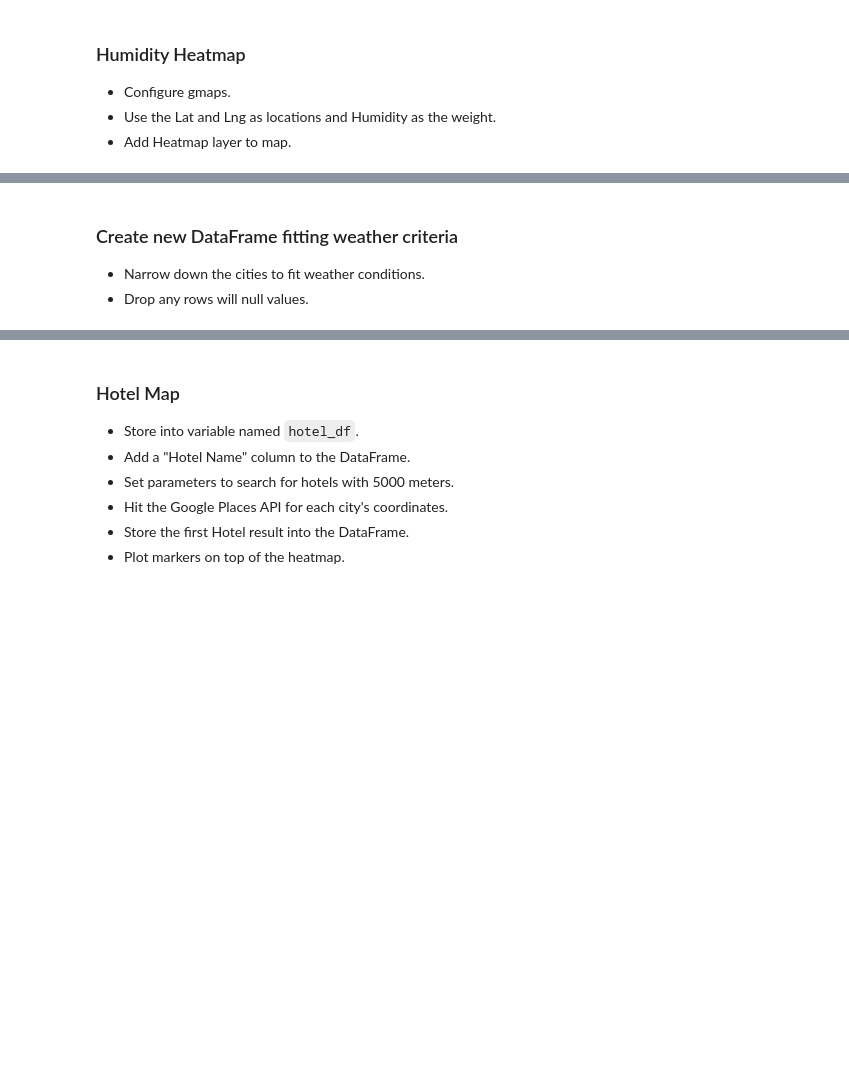
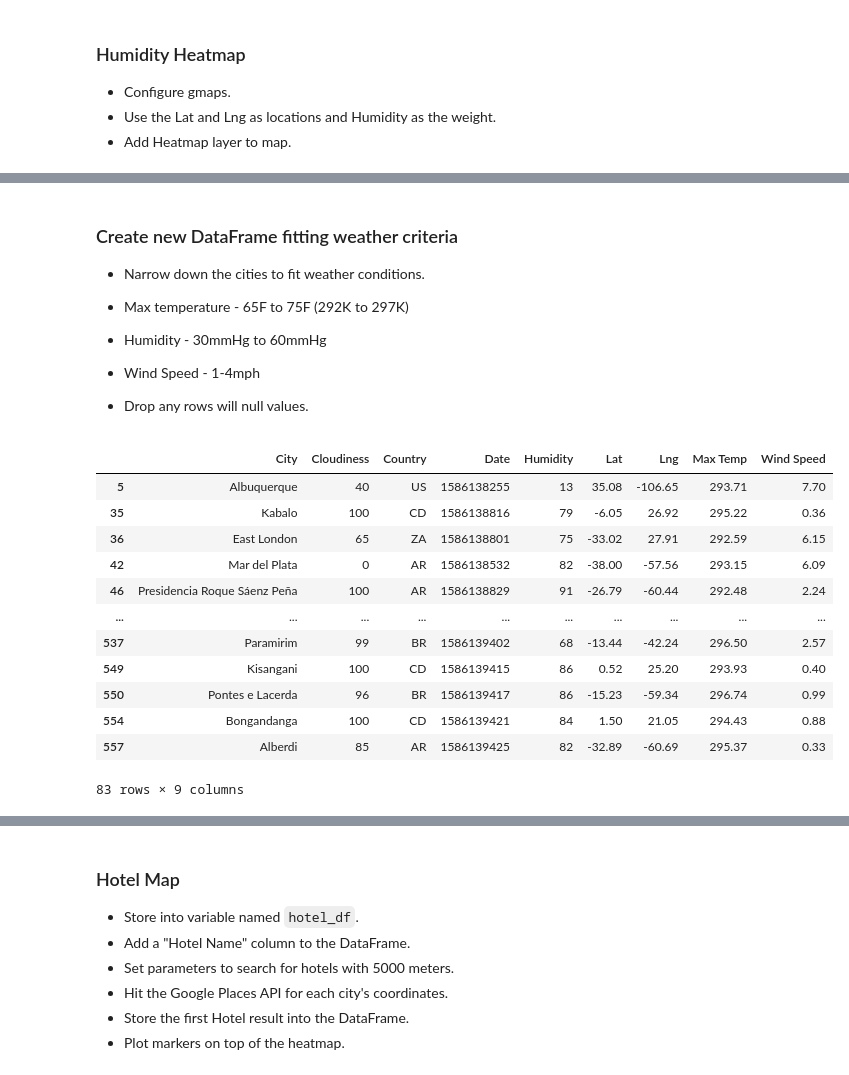
Before and after one commit to ry-al/python-api-challenge, a Jupyter notebook: starter_code/VacationPy_RylaHW.ipynb, the cells around one changed output, grey strips where cells are left out. Saved outputs shown, nothing was run; the diff lists cells and outputs as text; code cells hidden in the pictures; blank space fills up the shorter version.

```diff
--- a/starter_code/VacationPy_RylaHW.ipynb
+++ b/starter_code/VacationPy_RylaHW.ipynb
@@ -68,4 +69,8 @@ fig
 # %% [markdown]
 ### Create new DataFrame fitting weather criteria
 * Narrow down the cities to fit weather conditions.
+* Max temperature - 65F to 75F (292K to 297K)
+* Humidity - 30mmHg to 60mmHg
+* Wind Speed - 1-4mph
+
 * Drop any rows will null values.
@@ -74,0 +77,18 @@ fig
+# %%
+# Cities with ideal temperature
+temp_df = df.loc[(df["Max Temp"] >= 292) & (df["Max Temp"] <= 297)]
+temp_df
+# %% [output]
+|  | City | Cloudiness | Country | Date | Humidity | Lat | Lng | Max Temp | Wind Speed |
+| 5 | Albuquerque | 40 | US | 1586138255 | 13 | 35.08 | -106.65 | 293.71 | 7.70 |
+| 35 | Kabalo | 100 | CD | 1586138816 | 79 | -6.05 | 26.92 | 295.22 | 0.36 |
+| 36 | East London | 65 | ZA | 1586138801 | 75 | -33.02 | 27.91 | 292.59 | 6.15 |
+| 42 | Mar del Plata | 0 | AR | 1586138532 | 82 | -38.00 | -57.56 | 293.15 | 6.09 |
+| 46 | Presidencia Roque Sáenz Peña | 100 | AR | 1586138829 | 91 | -26.79 | -60.44 | 292.48 | 2.24 |
+| ... | ... | ... | ... | ... | ... | ... | ... | ... | ... |
+| 537 | Paramirim | 99 | BR | 1586139402 | 68 | -13.44 | -42.24 | 296.50 | 2.57 |
+| 549 | Kisangani | 100 | CD | 1586139415 | 86 | 0.52 | 25.20 | 293.93 | 0.40 |
+| 550 | Pontes e Lacerda | 96 | BR | 1586139417 | 86 | -15.23 | -59.34 | 296.74 | 0.99 |
+| 554 | Bongandanga | 100 | CD | 1586139421 | 84 | 1.50 | 21.05 | 294.43 | 0.88 |
+| 557 | Alberdi | 85 | AR | 1586139425 | 82 | -32.89 | -60.69 | 295.37 | 0.33 |
+83 rows × 9 columns
```
Also changed, not shown: parts of 10 cells of this notebook, 13 other files.
